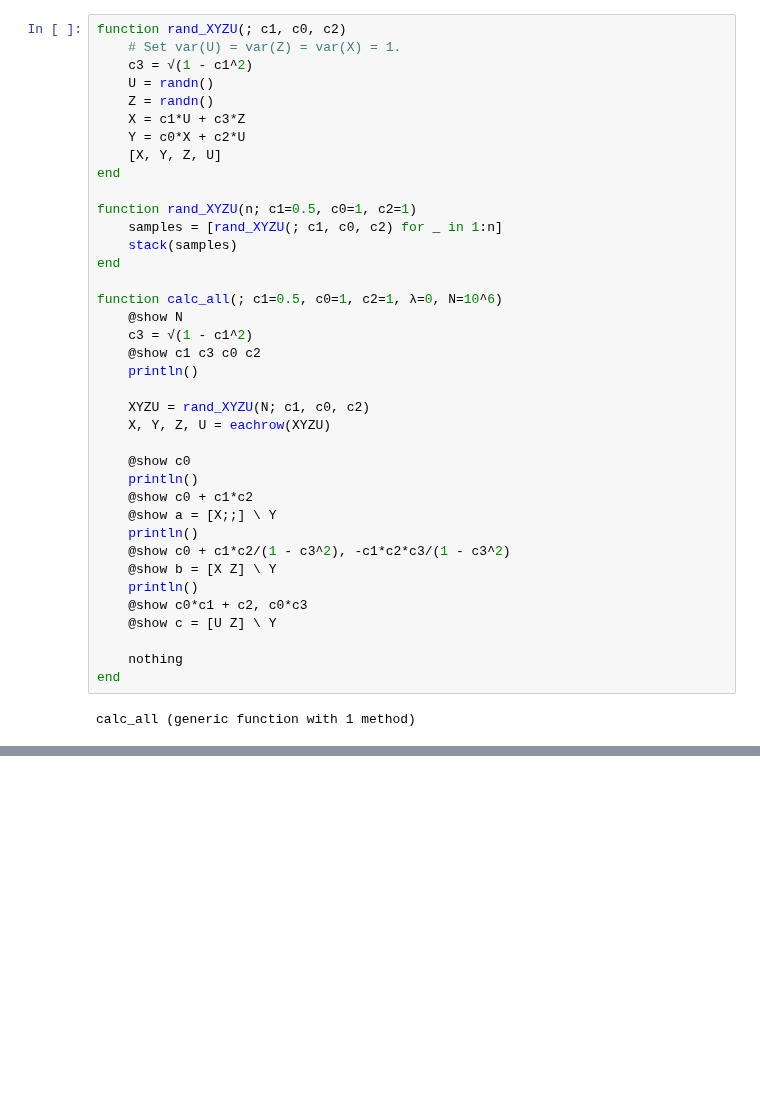
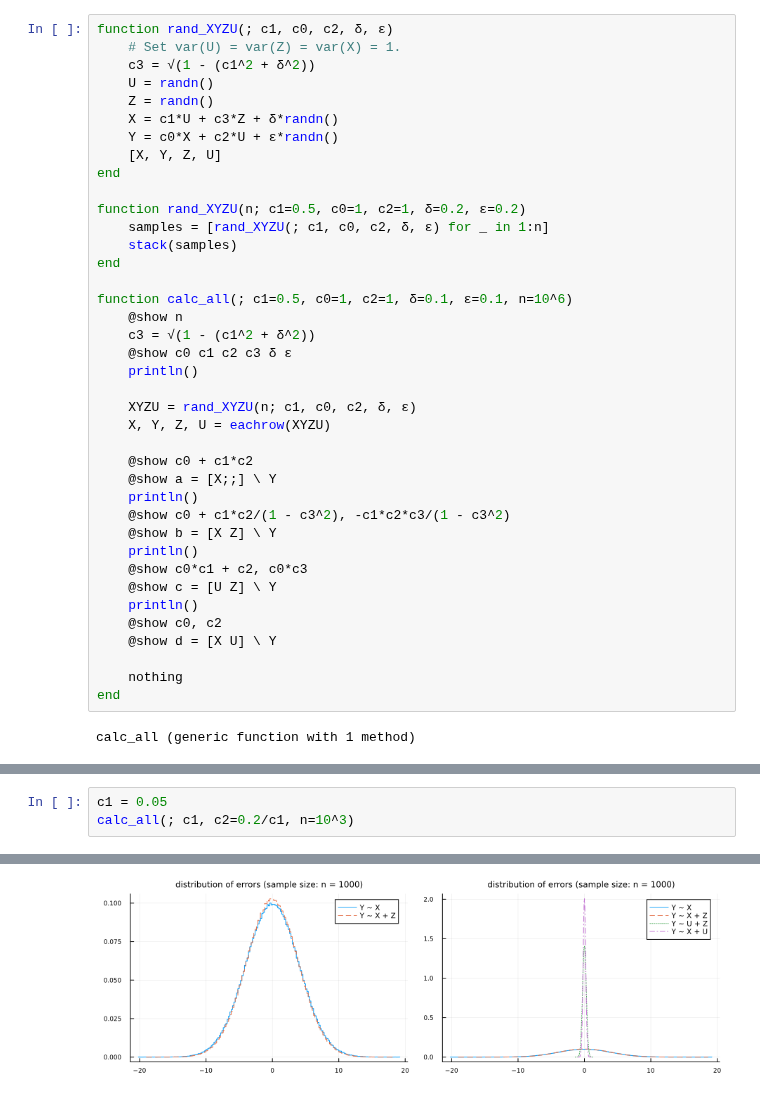
Before and after one commit to genkuroki/public, a Jupyter notebook: 0040/Section 2 o f arxiv 1203.3503.ipynb, the cells around one changed output, grey strips where cells are left out. Drawn from its saved outputs; the diff is of its cells as text; blank space fills up the shorter version.

Commit message:
plot prediction errors

```diff
--- a/0040/Section 2 o f arxiv 1203.3503.ipynb
+++ b/0040/Section 2 o f arxiv 1203.3503.ipynb
@@ -14,30 +14,28 @@ default(fmt=:png)
 # %%
-function rand_XYZU(; c1, c0, c2)
+function rand_XYZU(; c1, c0, c2, δ, ε)
     # Set var(U) = var(Z) = var(X) = 1.
-    c3 = √(1 - c1^2)
+    c3 = √(1 - (c1^2 + δ^2))
     U = randn()
     Z = randn()
-    X = c1*U + c3*Z
-    Y = c0*X + c2*U
+    X = c1*U + c3*Z + δ*randn()
+    Y = c0*X + c2*U + ε*randn()
     [X, Y, Z, U]
 end
 
-function rand_XYZU(n; c1=0.5, c0=1, c2=1)
-    samples = [rand_XYZU(; c1, c0, c2) for _ in 1:n]
+function rand_XYZU(n; c1=0.5, c0=1, c2=1, δ=0.2, ε=0.2)
+    samples = [rand_XYZU(; c1, c0, c2, δ, ε) for _ in 1:n]
     stack(samples)
 end
 
-function calc_all(; c1=0.5, c0=1, c2=1, λ=0, N=10^6)
-    @show N
-    c3 = √(1 - c1^2)
-    @show c1 c3 c0 c2
+function calc_all(; c1=0.5, c0=1, c2=1, δ=0.1, ε=0.1, n=10^6)
+    @show n
+    c3 = √(1 - (c1^2 + δ^2))
+    @show c0 c1 c2 c3 δ ε
     println()
 
-    XYZU = rand_XYZU(N; c1, c0, c2)
+    XYZU = rand_XYZU(n; c1, c0, c2, δ, ε)
     X, Y, Z, U = eachrow(XYZU)
 
-    @show c0
-    println()
     @show c0 + c1*c2
     @show a = [X;;] \ Y
     println()
@@ -46,6 +44,9 @@ function calc_all(; c1=0.5, c0=1, c2=1, λ=0, N=10^6)
     println()
     @show c0*c1 + c2, c0*c3
     @show c = [U Z] \ Y
+    println()
+    @show c0, c2
+    @show d = [X U] \ Y
 
     nothing
 end
@@ -131,0 +182,4 @@ c = [U Z] \ Y = [1.1891267599449111, 0.16459459028073478]
+# %%
+c1 = 0.05
+calc_all(; c1, c2=0.2/c1, n=10^3)
+# %% [output]
@@ -131,0 +206 @@ c = [U Z] \ Y = [1.1891267599449111, 0.16459459028073478]
+[figure, added]
```
Also changed, not shown: parts of 19 cells of this notebook, 1 other file.
